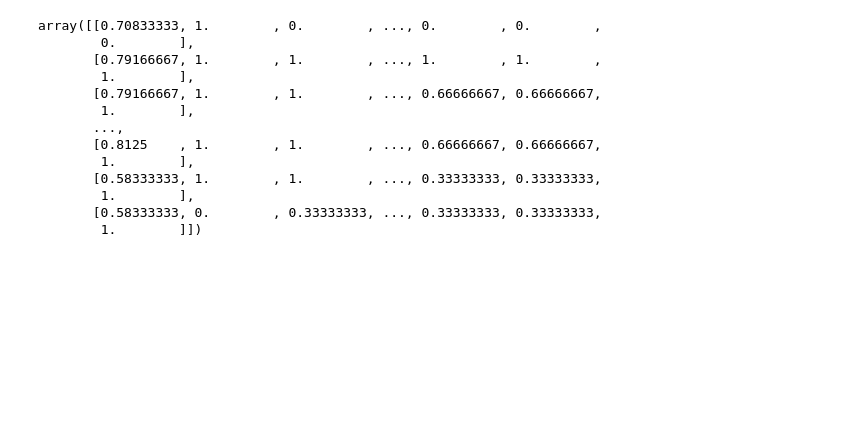
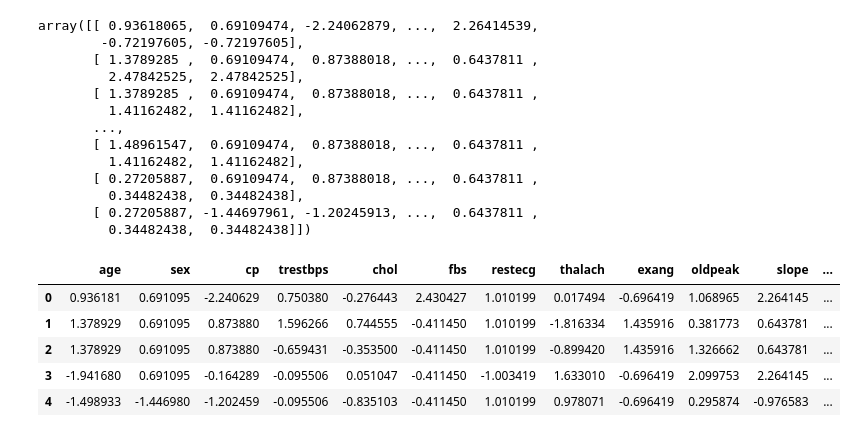
Before and after one commit to everhettoo/heart-disease-analysis, a Jupyter notebook: 3.0-preprocessing.ipynb, the cells around one changed output. Saved outputs shown, nothing was run; the diff lists cells and outputs as text; code cells hidden in the pictures; blank space fills up the shorter version.

```diff
--- a/3.0-preprocessing.ipynb
+++ b/3.0-preprocessing.ipynb
@@ -60,17 +70,32 @@ MinMaxScaler()
+# %%
+# Feature Scaling
+from sklearn.preprocessing import StandardScaler
+scaler = StandardScaler()
+standardized = scaler.fit_transform(X)
+standardized
+# %% [output]
+array([[ 0.93618065,  0.69109474, -2.24062879, ...,  2.26414539,
+        -0.72197605, -0.72197605],
+       [ 1.3789285 ,  0.69109474,  0.87388018, ...,  0.6437811 ,
+         2.47842525,  2.47842525],
+       [ 1.3789285 ,  0.69109474,  0.87388018, ...,  0.6437811 ,
+         1.41162482,  1.41162482],
+       ...,
+       [ 1.48961547,  0.69109474,  0.87388018, ...,  0.6437811 ,
+         1.41162482,  1.41162482],
+       [ 0.27205887,  0.69109474,  0.87388018, ...,  0.6437811 ,
+         0.34482438,  0.34482438],
+       [ 0.27205887, -1.44697961, -1.20245913, ...,  0.6437811 ,
+         0.34482438,  0.34482438]])
 # %%
-df2 = scaler.transform(df)
-df2
+cols = df.columns.tolist()
+cols.remove('target')
+df2 = pd.DataFrame(standardized, columns=cols)
+df2.head(5)
 # %% [output]
-array([[0.70833333, 1.        , 0.        , ..., 0.        , 0.        ,
-        0.        ],
-       [0.79166667, 1.        , 1.        , ..., 1.        , 1.        ,
-        1.        ],
-       [0.79166667, 1.        , 1.        , ..., 0.66666667, 0.66666667,
-        1.        ],
-       ...,
-       [0.8125    , 1.        , 1.        , ..., 0.66666667, 0.66666667,
-        1.        ],
-       [0.58333333, 1.        , 1.        , ..., 0.33333333, 0.33333333,
-        1.        ],
-       [0.58333333, 0.        , 0.33333333, ..., 0.33333333, 0.33333333,
-        1.        ]])
+|  | age | sex | cp | trestbps | chol | fbs | restecg | thalach | exang | oldpeak | slope | ... |
+| 0 | 0.936181 | 0.691095 | -2.240629 | 0.750380 | -0.276443 | 2.430427 | 1.010199 | 0.017494 | -0.696419 | 1.068965 | 2.264145 | ... |
+| 1 | 1.378929 | 0.691095 | 0.873880 | 1.596266 | 0.744555 | -0.411450 | 1.010199 | -1.816334 | 1.435916 | 0.381773 | 0.643781 | ... |
+| 2 | 1.378929 | 0.691095 | 0.873880 | -0.659431 | -0.353500 | -0.411450 | 1.010199 | -0.899420 | 1.435916 | 1.326662 | 0.643781 | ... |
+| 3 | -1.941680 | 0.691095 | -0.164289 | -0.095506 | 0.051047 | -0.411450 | -1.003419 | 1.633010 | -0.696419 | 2.099753 | 2.264145 | ... |
+| 4 | -1.498933 | -1.446980 | -1.202459 | -0.095506 | -0.835103 | -0.411450 | 1.010199 | 0.978071 | -0.696419 | 0.295874 | -0.976583 | ... |
```
Also changed, not shown: parts of 14 cells of this notebook, 9 other files.
